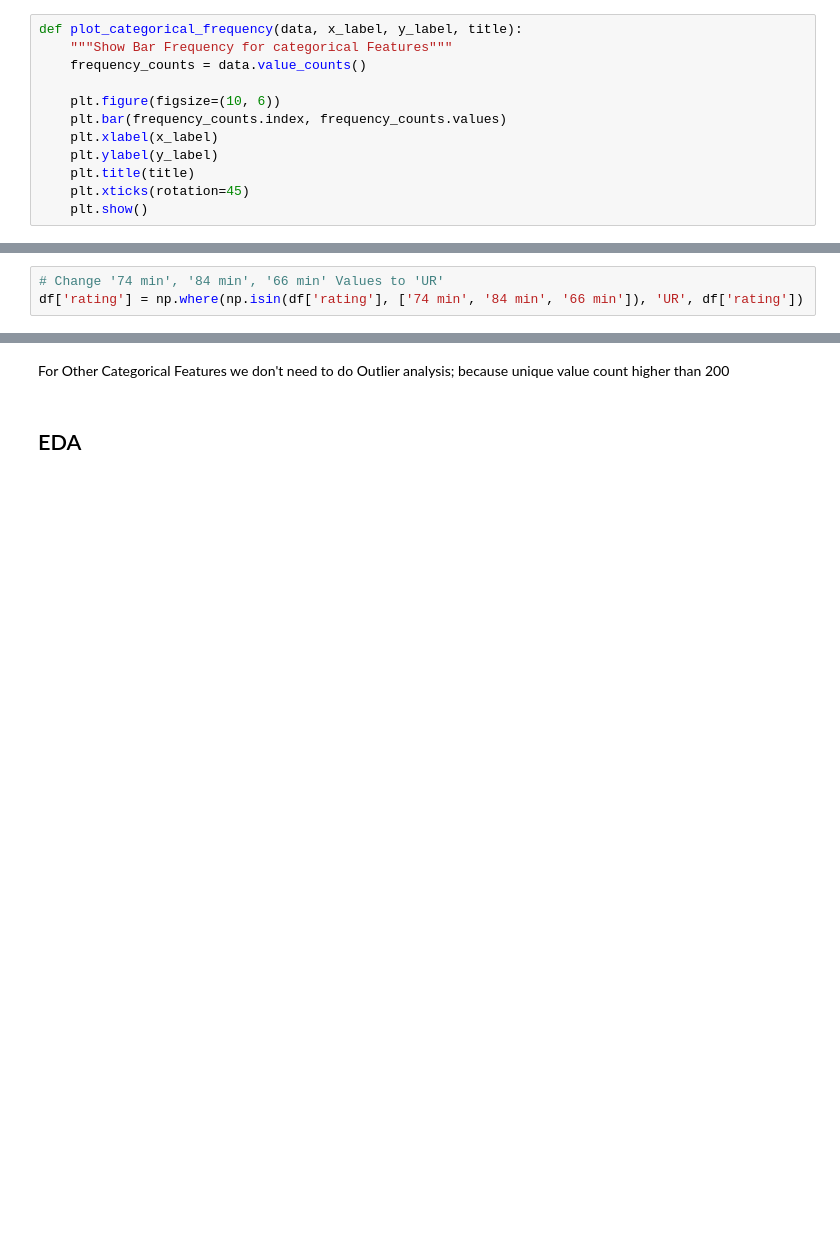
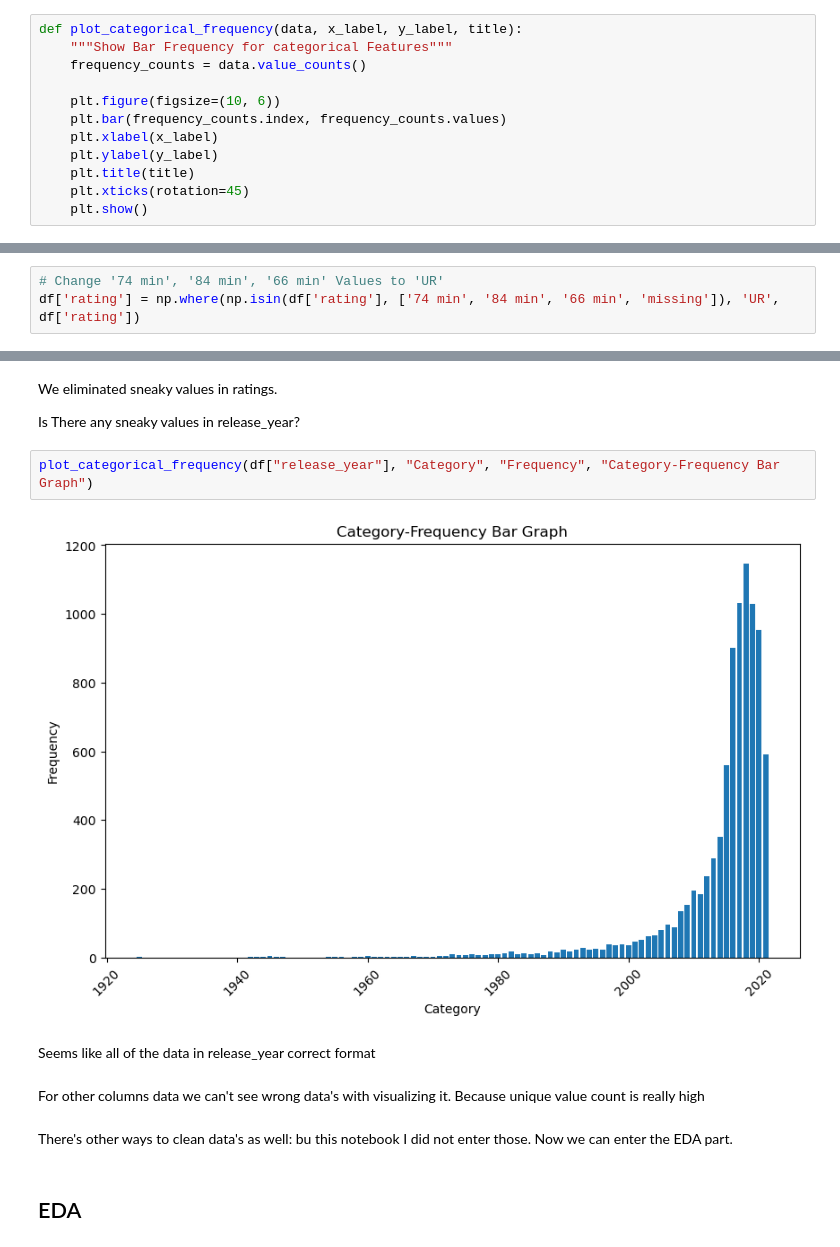
Before and after one commit to enescatagan/Netflix-EDA, a Jupyter notebook: netflix_eda.ipynb, the cells around one changed output, grey strips where cells are left out. Saved outputs shown, nothing was run; the diff lists cells and outputs as text; blank space fills up the shorter version.

Commit message:
Cleaning Data

```diff
--- a/netflix_eda.ipynb
+++ b/netflix_eda.ipynb
@@ -305,3 +290,3 @@ with 'rating' frequency analysis we see three unwanted values entered: '74 min',
 # %%
 # Change '74 min', '84 min', '66 min' Values to 'UR'
-df['rating'] = np.where(np.isin(df['rating'], ['74 min', '84 min', '66 min']), 'UR', df['rating'])
+df['rating'] = np.where(np.isin(df['rating'], ['74 min', '84 min', '66 min', 'missing']), 'UR', df['rating'])
@@ -315,5 +293,17 @@ df.head(3)
-# %% [markdown]
-For Other Categorical Features we don't need to do Outlier analysis; because unique value count higher than 200
+# %% [markdown]
+We eliminated sneaky values in ratings.
+
+Is There any sneaky values in release_year?
+# %%
+plot_categorical_frequency(df["release_year"], "Category", "Frequency", "Category-Frequency Bar Graph")
+# %% [output]
+[figure, added]
+# %% [markdown]
+Seems like all of the data in release_year correct format
+# %% [markdown]
+For other columns data we can't see wrong data's with visualizing it. Because unique value count is really high
+# %% [markdown]
+There's other ways to clean data's as well: bu this notebook I did not enter those. Now we can enter the EDA part.
 # %% [markdown]
 ## EDA
 # %% [markdown]
```
Also changed, not shown: parts of 22 cells of this notebook.
